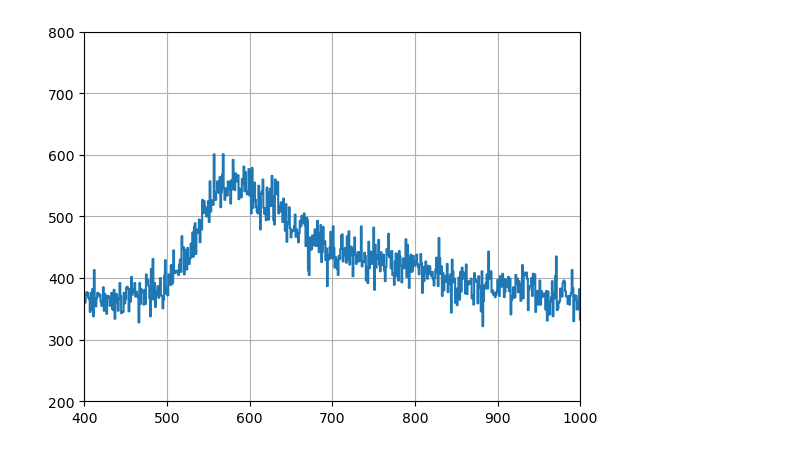
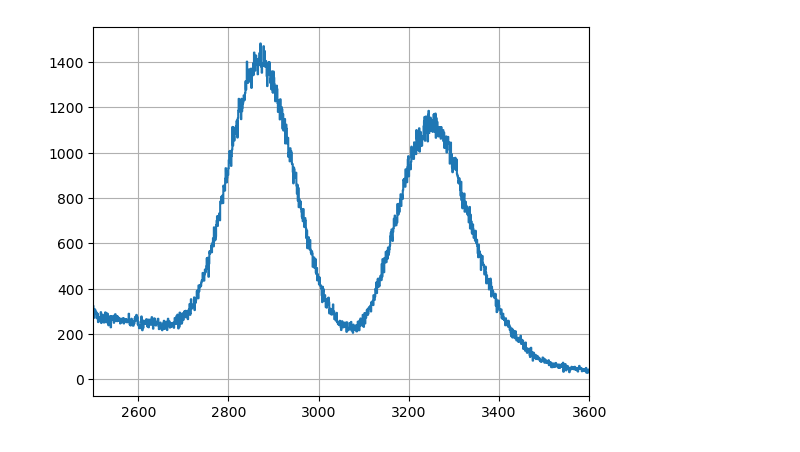
Before and after one commit to juan3ltran/Instrumentacion_Nuclear, a Jupyter notebook: Practica1/Co60.ipynb, the cells around one changed output. Saved outputs shown, nothing was run; the diff lists cells and outputs as text; code cells hidden in the pictures.

```diff
--- a/Practica1/Co60.ipynb
+++ b/Practica1/Co60.ipynb
@@ -13,9 +13,8 @@ x=Co60.canal
 y=Co60.cuentas
 # %%
 plt.plot(x,y,ds="steps-mid")
-plt.xlim(400,1000)
-plt.ylim(200,800)
+plt.xlim(2500,3600)
 plt.grid()
 plt.show()
 # %% [output]
-[figure, old version]
+[figure, new version]
```
Also changed, not shown: parts of 11 cells of this notebook.
